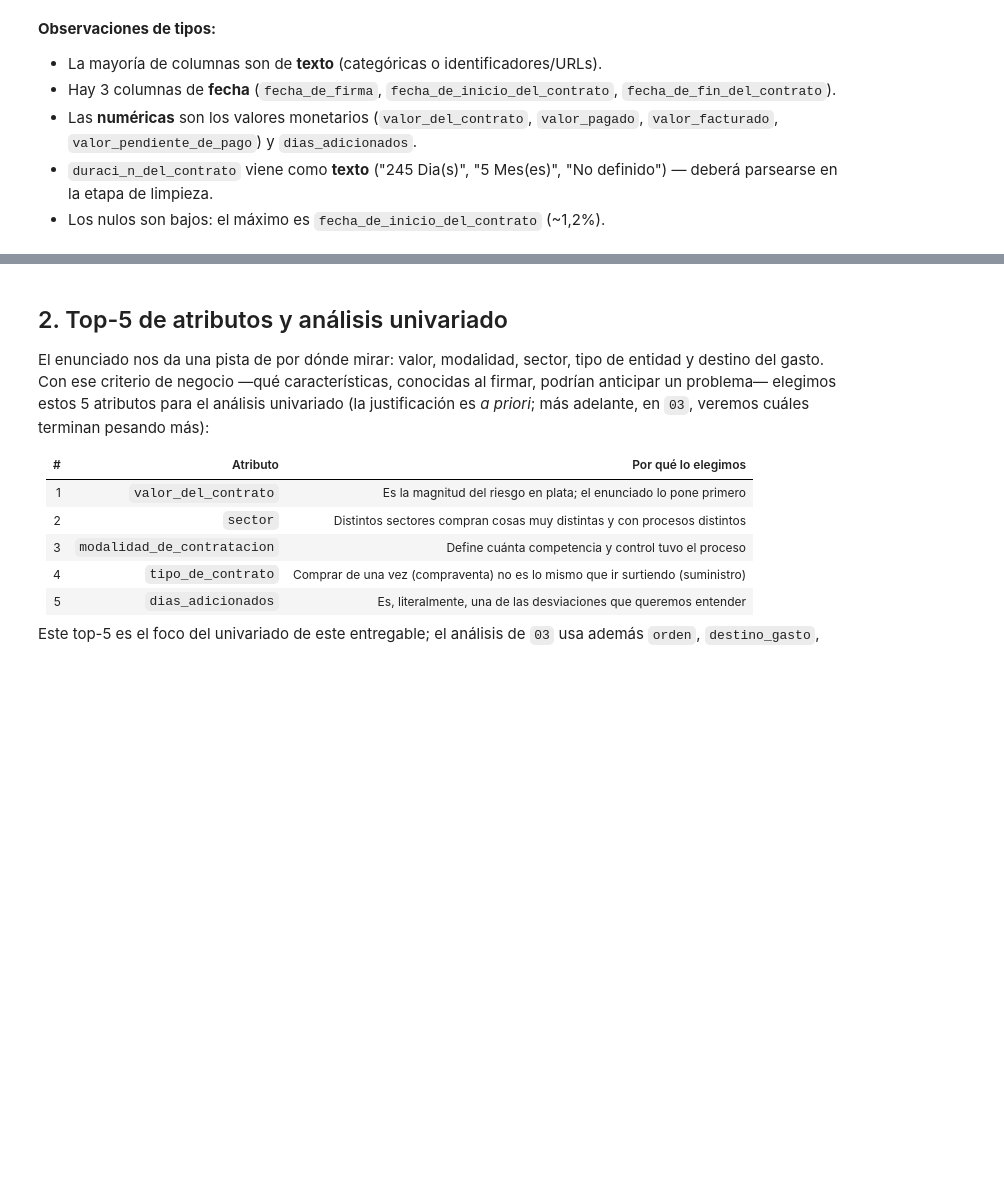
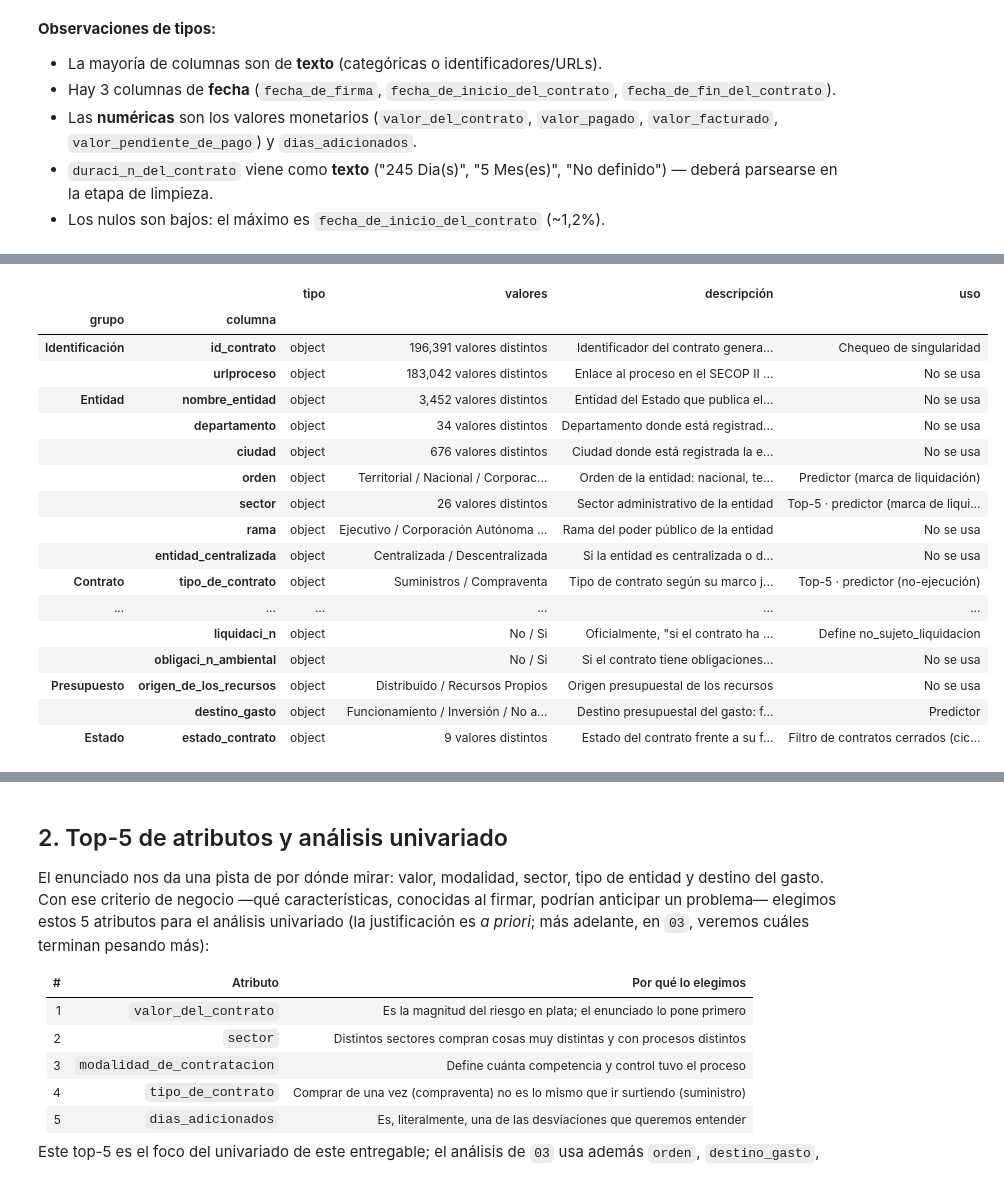
Before and after one commit to Danielfts/MINE-ciencia-de-datos, a Jupyter notebook: Taller 1/notebooks/01_entendimiento.ipynb, the cells around one changed output, grey strips where cells are left out. Saved outputs shown, nothing was run; the diff lists cells and outputs as text; code cells hidden in the pictures; blank space fills up the shorter version.

```diff
--- a/Taller 1/notebooks/01_entendimiento.ipynb
+++ b/Taller 1/notebooks/01_entendimiento.ipynb
@@ -116,0 +132,92 @@ Texto/categóricas (28): 28 columnas
+# %%
+DICCIONARIO = [
+    # (grupo, columna, descripción, uso en el análisis)
+    ('Identificación', 'id_contrato', 'Identificador del contrato generado por el SECOP II', 'Chequeo de singularidad'),
+    ('Identificación', 'urlproceso', 'Enlace al proceso en el SECOP II (llega como diccionario {"url": ...})', 'No se usa'),
+    ('Entidad', 'nombre_entidad', 'Entidad del Estado que publica el contrato', 'No se usa'),
+    ('Entidad', 'departamento', 'Departamento donde está registrada la entidad (no el lugar de ejecución)', 'No se usa'),
+    ('Entidad', 'ciudad', 'Ciudad donde está registrada la entidad', 'No se usa'),
+    ('Entidad', 'orden', 'Orden de la entidad: nacional, territorial o corporación autónoma', 'Predictor (marca de liquidación)'),
+    ('Entidad', 'sector', 'Sector administrativo de la entidad', 'Top-5 · predictor (marca de liquidación)'),
+    ('Entidad', 'rama', 'Rama del poder público de la entidad', 'No se usa'),
+    ('Entidad', 'entidad_centralizada', 'Si la entidad es centralizada o descentralizada', 'No se usa'),
+    ('Contrato', 'tipo_de_contrato', 'Tipo de contrato según su marco jurídico', 'Top-5 · predictor (no-ejecución)'),
+    ('Contrato', 'modalidad_de_contratacion', 'Modalidad de selección del contratista', 'Top-5 · predictor (adición de plazo)'),
+    ('Contrato', 'codigo_de_categoria_principal', 'Código UNSPSC de la categoría principal del bien', 'No se usa'),
+    ('Contrato', 'objeto_del_contrato', 'Objeto del contrato (texto libre)', 'No se usa'),
+    ('Contrato', 'condiciones_de_entrega', 'Condiciones de entrega elegidas de una lista; algunos valores llegan como '
+     'códigos internos (p. ej. "NXTWY.DLVY.2")', 'No se usa'),
+    ('Plazo', 'fecha_de_firma', 'Fecha de firma del contrato electrónico', 'Año de firma y periodo de análisis'),
+    ('Plazo', 'fecha_de_inicio_del_contrato', 'Inicio de las responsabilidades contractuales', 'Chequeos de consistencia'),
+    ('Plazo', 'fecha_de_fin_del_contrato', 'Fin de las responsabilidades contractuales; se corre si hay prórroga',
+     'Chequeos de consistencia'),
+    ('Plazo', 'duraci_n_del_contrato', 'Duración pactada, en texto con unidad ("245 Dia(s)", "5 Mes(es)")',
+     'Se convierte a días; no entra al análisis'),
+    ('Plazo', 'dias_adicionados', 'Días calendario prorrogados. La plataforma los cuenta sola cuando una modificación '
+     'corre la fecha de terminación; 0 si no hubo prórroga', 'Top-5 · define adicion_plazo'),
+    ('Plazo', 'el_contrato_puede_ser_prorrogado', 'Si al crear el contrato se previó una prórroga (se puede prorrogar '
+     'aunque diga "No")', 'No se usa'),
+    ('Proveedor', 'proveedor_adjudicado', 'Nombre del proveedor adjudicado', 'No se usa'),
+    ('Proveedor', 'documento_proveedor', 'Número de documento del proveedor adjudicado', 'No se usa'),
+    ('Proveedor', 'es_pyme', 'Si el proveedor es una pyme', 'Predictor (PyME)'),
+    ('Proveedor', 'es_grupo', 'Si el proveedor es un grupo de empresas (CCE publica aparte su conformación)', 'No se usa'),
+    ('Representante legal', 'g_nero_representante_legal', 'Género del representante legal (la fuente dice "de la entidad")',
+     'No se usa'),
+    ('Representante legal', 'nacionalidad_representante_legal', 'Nacionalidad del representante legal', 'No se usa'),
+    ('Valores (COP)', 'valor_del_contrato', 'Valor total del contrato', 'Top-5 · predictor · base del ratio de ejecución'),
+    ('Valores (COP)', 'valor_facturado', 'Valor facturado a la fecha, según las solicitudes de pago que el proveedor '
+     'registra en la plataforma', 'Define subejecucion'),
+    ('Valores (COP)', 'valor_pagado', 'Valor pagado a la fecha. Solo suma los pagos que la entidad aprueba y "marca como '
+     'pagados" en la plataforma', 'No se usa (subreportado)'),
+    ('Valores (COP)', 'valor_pendiente_de_pago', 'Valor pendiente de pago a la fecha (casi siempre, valor − pagado)',
+     'No se usa (derivado)'),
+    ('Condiciones y obligaciones', 'habilita_pago_adelantado', 'Si el contrato tiene habilitado el pago de adelantos',
+     'No se usa'),
+    ('Condiciones y obligaciones', 'liquidaci_n', 'Oficialmente, "si el contrato ha sido liquidado". Según la guía del '
+     'SECOP, la entidad marca al crear el contrato si aplica la liquidación (ver la aclaración abajo)',
+     'Define no_sujeto_liquidacion'),
+    ('Condiciones y obligaciones', 'obligaci_n_ambiental', 'Si el contrato tiene obligaciones ambientales (se marca al '
+     'crearlo, como la liquidación)', 'No se usa'),
+    ('Presupuesto', 'origen_de_los_recursos', 'Origen presupuestal de los recursos', 'No se usa'),
+    ('Presupuesto', 'destino_gasto', 'Destino presupuestal del gasto: funcionamiento o inversión', 'Predictor'),
+    ('Estado', 'estado_contrato', 'Estado del contrato frente a su firma, ejecución o cierre ("Terminado" al terminar; '
+     '"Cerrado" cuando se cierra el expediente)', 'Filtro de contratos cerrados (ciclo_cerrado)'),
+]
+
+
+def valores(col):
+    """Resumen corto de los valores de una columna."""
+    s = df[col].dropna()
+    if pd.api.types.is_datetime64_any_dtype(s):
+        return f'{s.min():%Y-%m-%d} a {s.max():%Y-%m-%d}'
+    if pd.api.types.is_numeric_dtype(s):
+        return f'{s.min():,.0f} a {s.max():,.0f}'
+    frecuentes = s.astype(str).value_counts()
+    return ' / '.join(frecuentes.index) if len(frecuentes) <= 5 else f'{len(frecuentes):,} valores distintos'
+
+
+diccionario = pd.DataFrame(DICCIONARIO, columns=['grupo', 'columna', 'descripción', 'uso'])
+assert set(diccionario['columna']) == set(df.columns), 'el diccionario debe cubrir las 36 columnas'
+diccionario['tipo'] = diccionario['columna'].map(df.dtypes.astype(str))
+diccionario['valores'] = diccionario['columna'].map(valores)
+with pd.option_context('display.max_colwidth', None, 'display.max_rows', None):
+    display(diccionario.set_index(['grupo', 'columna'])[['tipo', 'valores', 'descripción', 'uso']])
+# %% [output]
+|  |  | tipo | valores | descripción | uso |
+| grupo | columna |  |  |  |  |
+| Identificación | id_contrato | object | 196,391 valores distintos | Identificador del contrato genera... | Chequeo de singularidad |
+|  | urlproceso | object | 183,042 valores distintos | Enlace al proceso en el SECOP II ... | No se usa |
+| Entidad | nombre_entidad | object | 3,452 valores distintos | Entidad del Estado que publica el... | No se usa |
+|  | departamento | object | 34 valores distintos | Departamento donde está registrad... | No se usa |
+|  | ciudad | object | 676 valores distintos | Ciudad donde está registrada la e... | No se usa |
+|  | orden | object | Territorial / Nacional / Corporac... | Orden de la entidad: nacional, te... | Predictor (marca de liquidación) |
+|  | sector | object | 26 valores distintos | Sector administrativo de la entidad | Top-5 · predictor (marca de liqui... |
+|  | rama | object | Ejecutivo / Corporación Autónoma ... | Rama del poder público de la entidad | No se usa |
+|  | entidad_centralizada | object | Centralizada / Descentralizada | Si la entidad es centralizada o d... | No se usa |
+| Contrato | tipo_de_contrato | object | Suministros / Compraventa | Tipo de contrato según su marco j... | Top-5 · predictor (no-ejecución) |
+| ... | ... | ... | ... | ... | ... |
+|  | liquidaci_n | object | No / Si | Oficialmente, "si el contrato ha ... | Define no_sujeto_liquidacion |
+|  | obligaci_n_ambiental | object | No / Si | Si el contrato tiene obligaciones... | No se usa |
+| Presupuesto | origen_de_los_recursos | object | Distribuido / Recursos Propios | Origen presupuestal de los recursos | No se usa |
+|  | destino_gasto | object | Funcionamiento / Inversión / No a... | Destino presupuestal del gasto: f... | Predictor |
+| Estado | estado_contrato | object | 9 valores distintos | Estado del contrato frente a su f... | Filtro de contratos cerrados (cic... |
```
Also changed, not shown: parts of 14 cells of this notebook, 11 other files.
